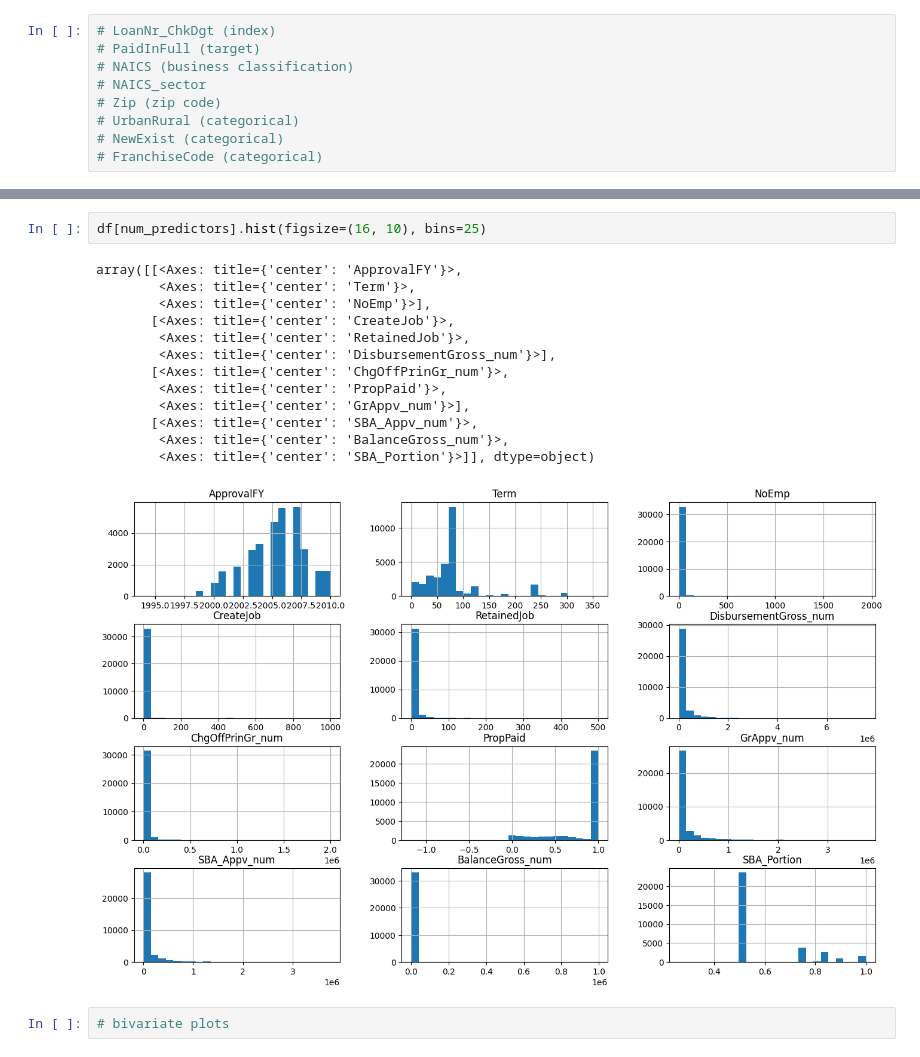
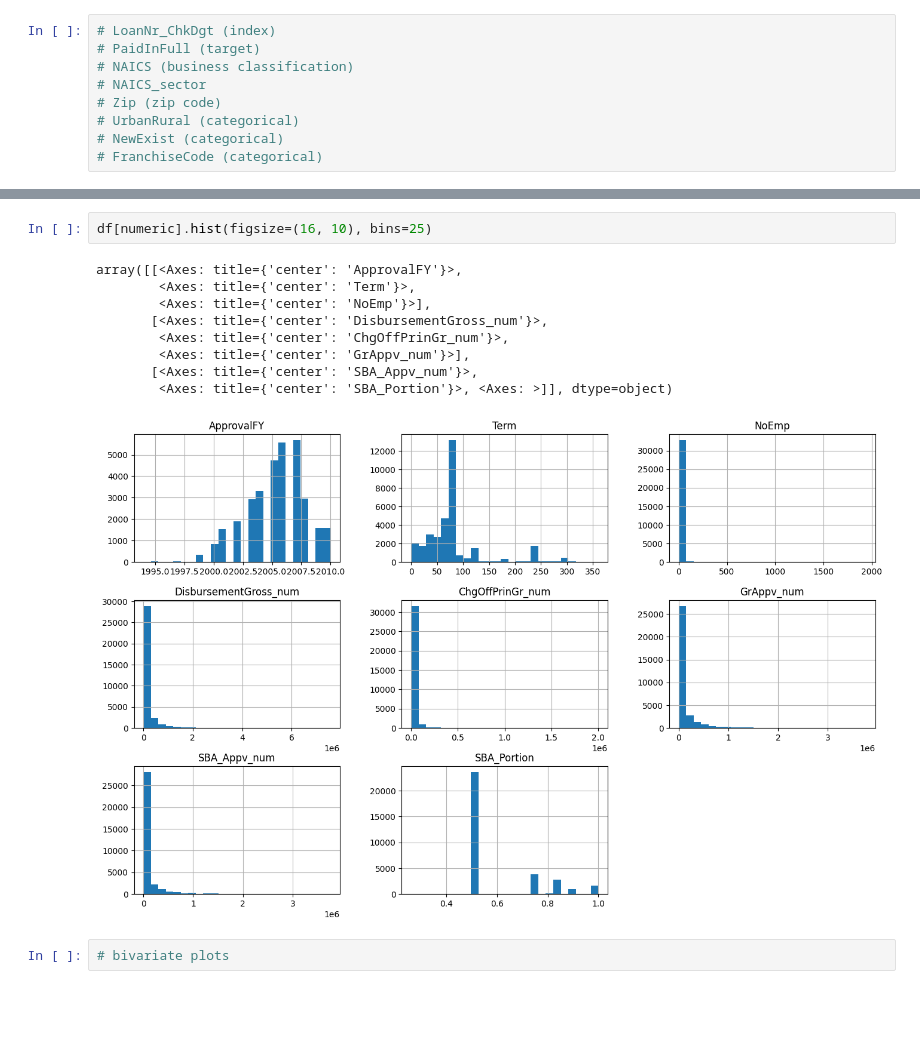
Before and after one commit to smatveev17/STAT-431-Final-Project, a Jupyter notebook: 02_eda/02_eda.ipynb, the cells around one changed output, grey strips where cells are left out. Saved outputs shown, nothing was run; the diff lists cells and outputs as text; blank space fills up the shorter version.

```diff
--- a/02_eda/02_eda.ipynb
+++ b/02_eda/02_eda.ipynb
@@ -160,19 +132,15 @@ Name: count, dtype: int64
 # %%
-df[num_predictors].hist(figsize=(16, 10), bins=25)
+df[numeric].hist(figsize=(16, 10), bins=25)
 # %% [output]
 array([[<Axes: title={'center': 'ApprovalFY'}>,
         <Axes: title={'center': 'Term'}>,
         <Axes: title={'center': 'NoEmp'}>],
-       [<Axes: title={'center': 'CreateJob'}>,
-        <Axes: title={'center': 'RetainedJob'}>,
-        <Axes: title={'center': 'DisbursementGross_num'}>],
-       [<Axes: title={'center': 'ChgOffPrinGr_num'}>,
-        <Axes: title={'center': 'PropPaid'}>,
+       [<Axes: title={'center': 'DisbursementGross_num'}>,
+        <Axes: title={'center': 'ChgOffPrinGr_num'}>,
         <Axes: title={'center': 'GrAppv_num'}>],
        [<Axes: title={'center': 'SBA_Appv_num'}>,
-        <Axes: title={'center': 'BalanceGross_num'}>,
-        <Axes: title={'center': 'SBA_Portion'}>]], dtype=object)
+        <Axes: title={'center': 'SBA_Portion'}>, <Axes: >]], dtype=object)
-[figure, old version]
+[figure, new version]
 # %%
 # bivariate plots
 # %% [markdown]
```
Also changed, not shown: parts of 13 cells of this notebook, 1 other file.
